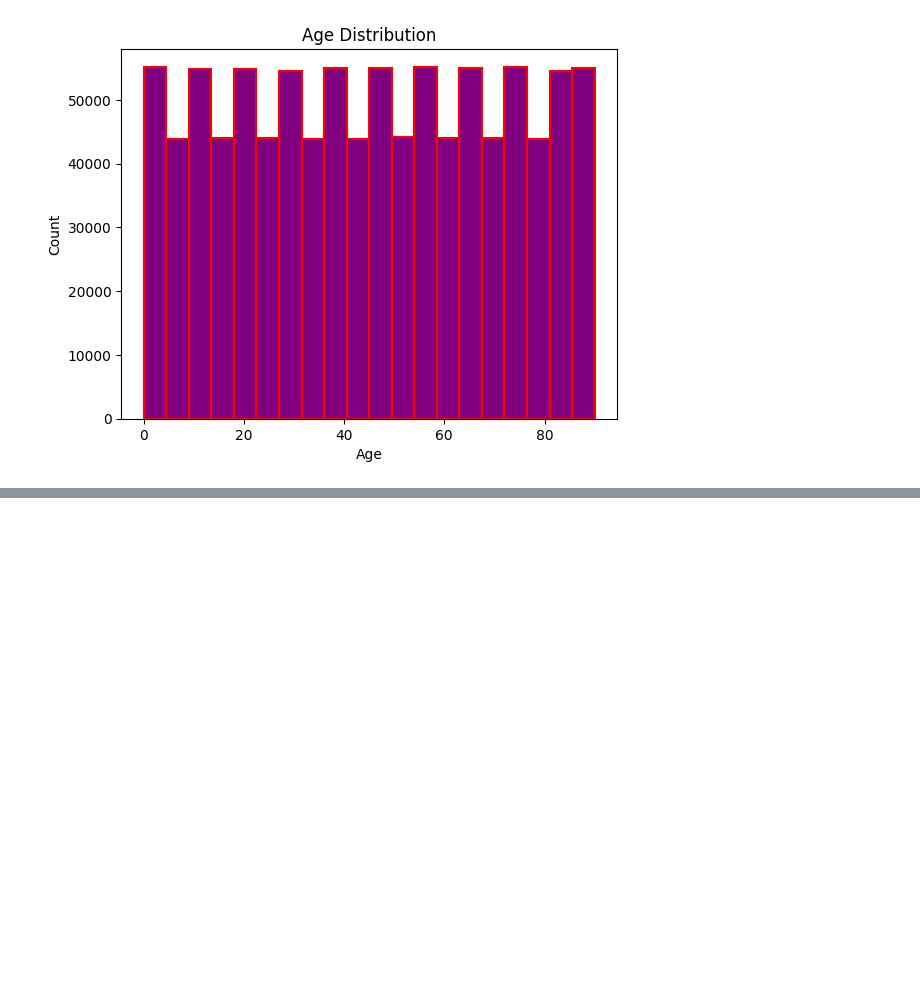
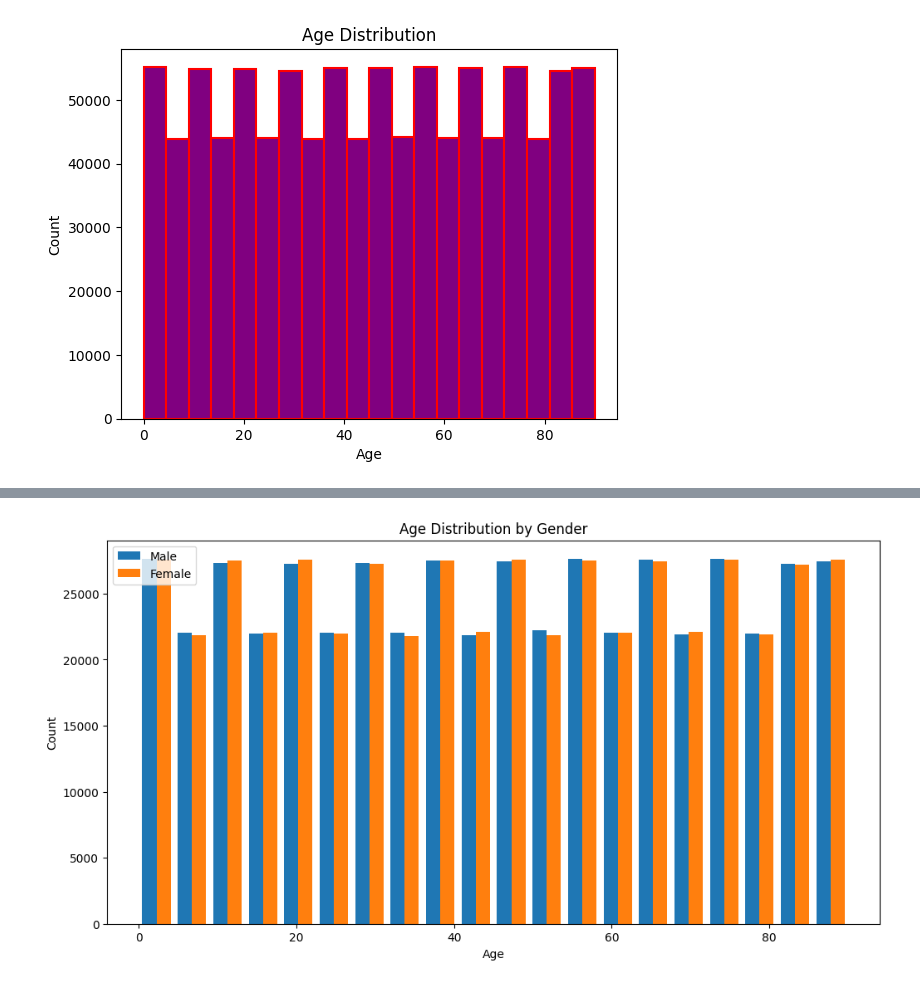
Before and after one commit to Avas77/healthcare-data-analysis, a Jupyter notebook: demography-analysis.ipynb, the cells around one changed output, grey strips where cells are left out. Cells and saved outputs as stored; diff of their text form; code cells hidden in the pictures; blank space fills up the shorter version.

```diff
--- a/demography-analysis.ipynb
+++ b/demography-analysis.ipynb
@@ -44,0 +103,10 @@ plt.show()
+# %%
+plt.figure(figsize=(12, 6))
+plt.hist([patient_csv[patient_csv["Gender"] == "Male"]["Age"], patient_csv[patient_csv["Gender"] == "Female"]["Age"]], bins=20, label=["Male", "Female"])
+plt.title("Age Distribution by Gender")
+plt.xlabel("Age")
+plt.ylabel("Count")
+plt.legend()
+plt.show()
+# %% [output]
+[figure, added]
```
Also changed, not shown: parts of 8 cells of this notebook.
